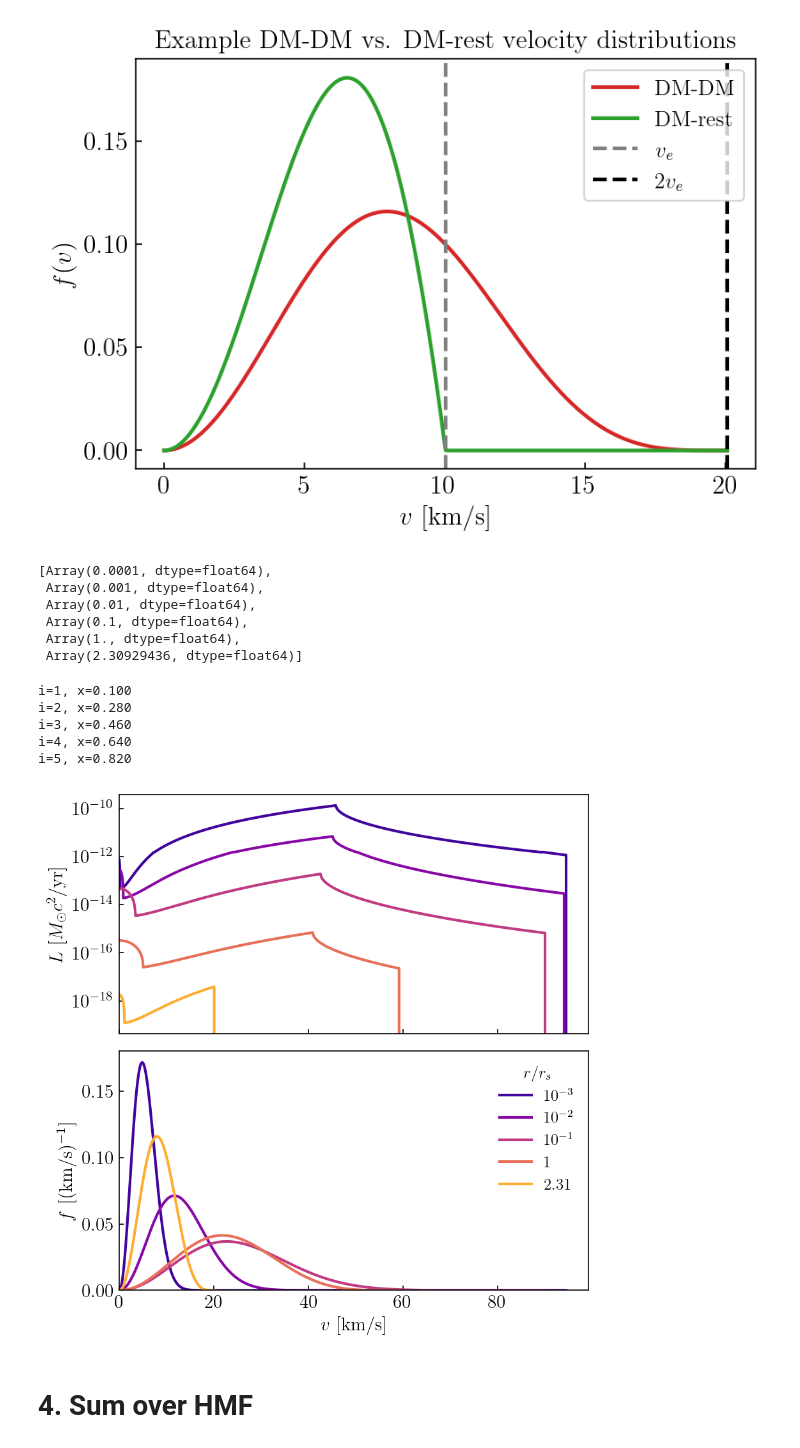
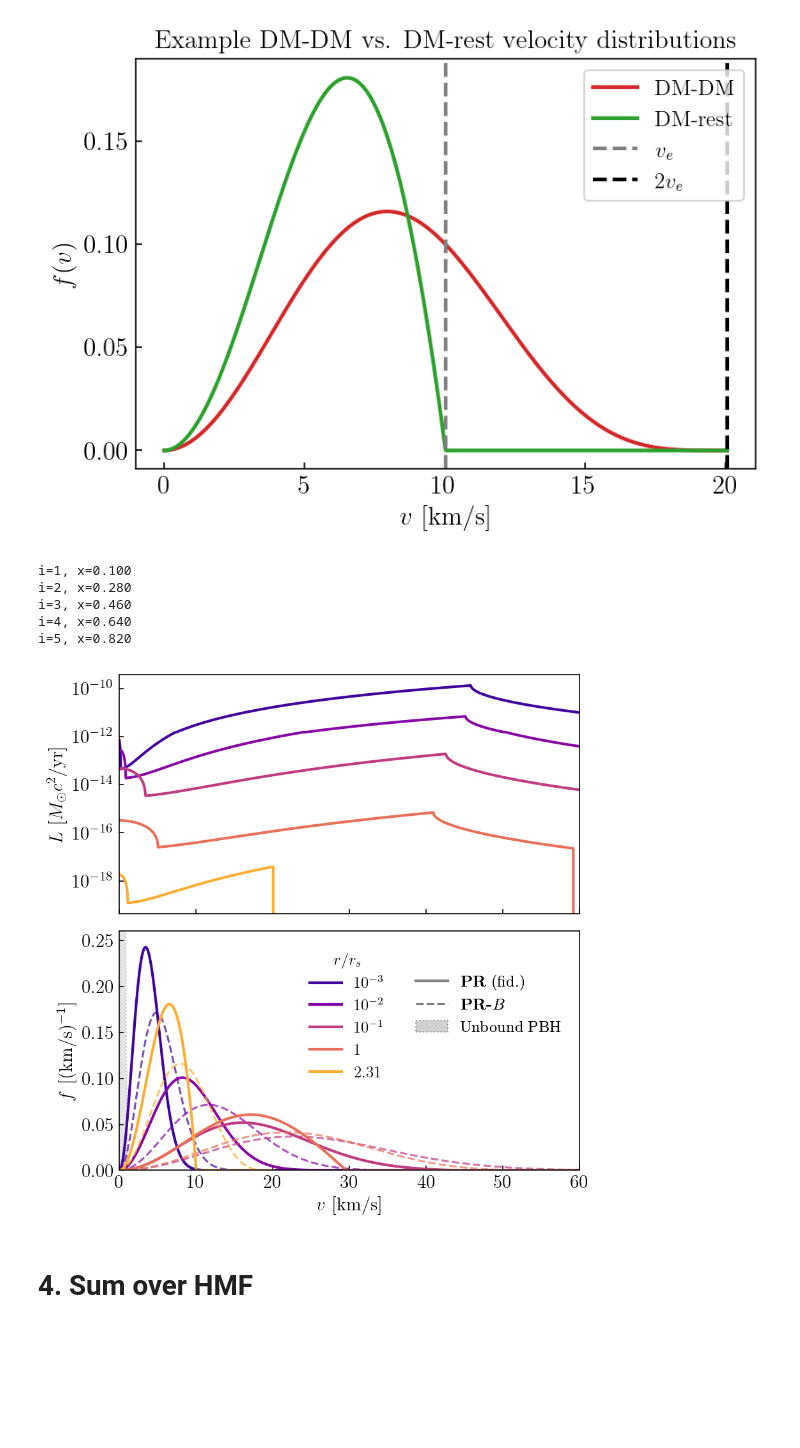
Before and after one commit to yitiansun/DM21cm, a Jupyter notebook: preprocessing/pbh_accretion/global.ipynb, the cells around one changed output. Drawn from its saved outputs; the diff is of its cells as text; code cells hidden in the pictures; blank space fills up the shorter version.

```diff
--- a/preprocessing/pbh_accretion/global.ipynb
+++ b/preprocessing/pbh_accretion/global.ipynb
@@ -215,7 +199,8 @@ r_list = [1e-4 * r_s, 1e-3 * r_s, 1e-2 * r_s, 1e-1 * r_s, r_s, 0.9 * r_delta]
 f_s_list = []
 v_km_s_list = []
 L_s_list = []
-f_s_list = []
+ffud_s_list = []
+fvar_s_list = []
 n_PBH_list = []
 
 for r in r_list:
@@ -242,9 +227,12 @@ for r in r_list:
     L_s = am.L_func_v(m_PBH, rho_inf, v_km_s, c_inf, z)
     L_s_list.append(L_s)
 
-    f_s = dm_dm_v_rel_dist_unnorm(v_km_s, ve*KM_PER_PC, v0*KM_PER_PC)
-    f_s /= jnp.trapz(f_s, v_km_s)
-    f_s_list.append(f_s)
+    fvar_s = dm_dm_v_rel_dist_unnorm(v_km_s, ve*KM_PER_PC, v0*KM_PER_PC)
+    fvar_s /= jnp.trapz(fvar_s, v_km_s)
+    fvar_s_list.append(fvar_s)
+    ffud_s = dm_rest_v_rel_dist_unnorm(v_km_s, ve*KM_PER_PC, v0*KM_PER_PC)
+    ffud_s /= jnp.trapz(ffud_s, v_km_s)
+    ffud_s_list.append(ffud_s)
 # %% [output]
 r = 3.5154e-02 pc | n_PBH = 2.7938e+01 pc^-3 | rho_inf = 3.5518e-20 g/cm^3 | c_inf = 0.9660 km/s | ve = 47.29 km/s | v0 = 1.30 km/s
 r = 3.5154e-01 pc | n_PBH = 2.7888e+00 pc^-3 | rho_inf = 3.5454e-21 g/cm^3 | c_inf = 2.5517 km/s | ve = 47.27 km/s | v0 = 3.42 km/s
@@ -252,6 +240,9 @@ r = 3.5154e+00 pc | n_PBH = 2.7393e-01 pc^-3 | rho_inf = 3.4825e-22 g/cm^3 | c_i
 r = 3.5154e+01 pc | n_PBH = 2.3094e-02 pc^-3 | rho_inf = 2.9360e-23 g/cm^3 | c_inf = 12.0148 km/s | ve = 45.04 km/s | v0 = 16.12 km/s
 r = 3.5154e+02 pc | n_PBH = 6.9858e-04 pc^-3 | rho_inf = 8.8813e-25 g/cm^3 | c_inf = 14.3657 km/s | ve = 29.60 km/s | v0 = 19.27 km/s
 r = 8.1181e+02 pc | n_PBH = 1.1049e-04 pc^-3 | rho_inf = 1.4047e-25 g/cm^3 | c_inf = 7.0306 km/s | ve = 10.04 km/s | v0 = 9.43 km/s
+# %%
+fmb_s = f_MB(v_km_s, v_cb_cosmo(z))
+fmb_s /= jnp.trapz(fmb_s, v_km_s)
 # %%
 # dm-rest vs. dm-dm
 v_pc_s = jnp.linspace(1e-3*v0, 2*ve, 1000)
@@ -273,15 +264,6 @@ axs.legend()
 # %% [output]
 <matplotlib.legend.Legend at 0x...>
 [figure]
-# %%
-[r/r_s for r in r_list]
-# %% [output]
-[Array(0.0001, dtype=float64),
- Array(0.001, dtype=float64),
- Array(0.01, dtype=float64),
- Array(0.1, dtype=float64),
- Array(1., dtype=float64),
- Array(2.30929436, dtype=float64)]
 # %%
 r_text = [
     r'$10^{-4}$',
@@ -300,37 +282,51 @@ for i in range(1, len(r_list)):
     color = mpl.colormaps['plasma'](x)
 
     r = r_list[i]
 
     # unit_conversion = (u.Msun*c.c**2/u.yr).to(u.eV/u.s).value
     unit_conversion = 1
 
     ax = axs[0]
     v_s_plot = list(v_km_s_list[i])
     L_s_plot = list(L_s_list[i] * unit_conversion)
     v_s_plot.append(v_s_plot[-1] + 1e-10)
     L_s_plot.append(0)
     ax.plot(v_s_plot, L_s_plot, color=color, label=r_text[i])
     # ax.axvline(v_km_s_list[i][-1], color=color, ls='-', lw=1.)
     ax.set(ylabel=r'$L$ [$M_\odot c^2$/yr]')
     ax.set(yscale='log')
 
     ax = axs[1]
-    ax.plot(v_km_s_list[i], f_s_list[i], color=color, label=r_text[i])
+    ax.plot(v_km_s_list[i], ffud_s_list[i], color=color, label=r_text[i])
+    ax.plot(v_km_s_list[i], fvar_s_list[i], color=color, ls='--', lw=1.5, alpha=0.7)
     # ax.axvline(v_km_s_list[i][-1], color=color, ls='-', lw=1.)
     ax.set(xlabel=r'$v$ [km/s]', ylabel=r'$f$ [(km/s)$^{-1}$]')
 
-axs[1].set(xlim=(0, None), ylim=(0, None))
-ax.legend(title=r'$r/r_s$', frameon=False)
+axs[1].plot(-1, -1, color='gray', label=r'$\textbf{PR}$ (fid.)')
+axs[1].plot(-1, -1, color='gray', ls='--', lw=1.5, label=r'$\textbf{PR-}B$')
+
+axs[1].fill_between(v_km_s, 0, fmb_s, ls=':', ec='k', fc='gray', alpha=0.2, lw=1, label='Unbound PBH')
+
+axs[1].set(xlim=(0, 60), ylim=(0, 0.26))
+# axs[1].legend(title=r'$r/r_s$', frameon=False)
 fig.tight_layout()
 
+handles, labels = ax.get_legend_handles_labels()
+i1_s = [0, 1, 2, 3, 4] # indices for a0
+i2_s = [5, 6, 7] # indices for a1
+hl1 = [handles[i] for i in i1_s], [labels[i] for i in i1_s]
+hl2 = [handles[i] for i in i2_s], [labels[i] for i in i2_s]
+ax.add_artist(ax.legend(*hl1, loc=(0.40, 0.35), frameon=False, title=r'$r/r_s$'))
+ax.add_artist(ax.legend(*hl2, loc=(0.63, 0.54), frameon=False))
+
 fig.savefig('../../plotting/paper2/pbhacc-halo-L-f-v.pdf', bbox_inches='tight')
 # %% [output]
 i=1, x=0.100
 i=2, x=0.280
 i=3, x=0.460
 i=4, x=0.640
 i=5, x=0.820
-[figure, old version]
+[figure, new version]
 # %% [markdown]
 # 4. Sum over HMF
 # %%
```
Also changed, not shown: parts of 2 cells of this notebook, 3 other files.
